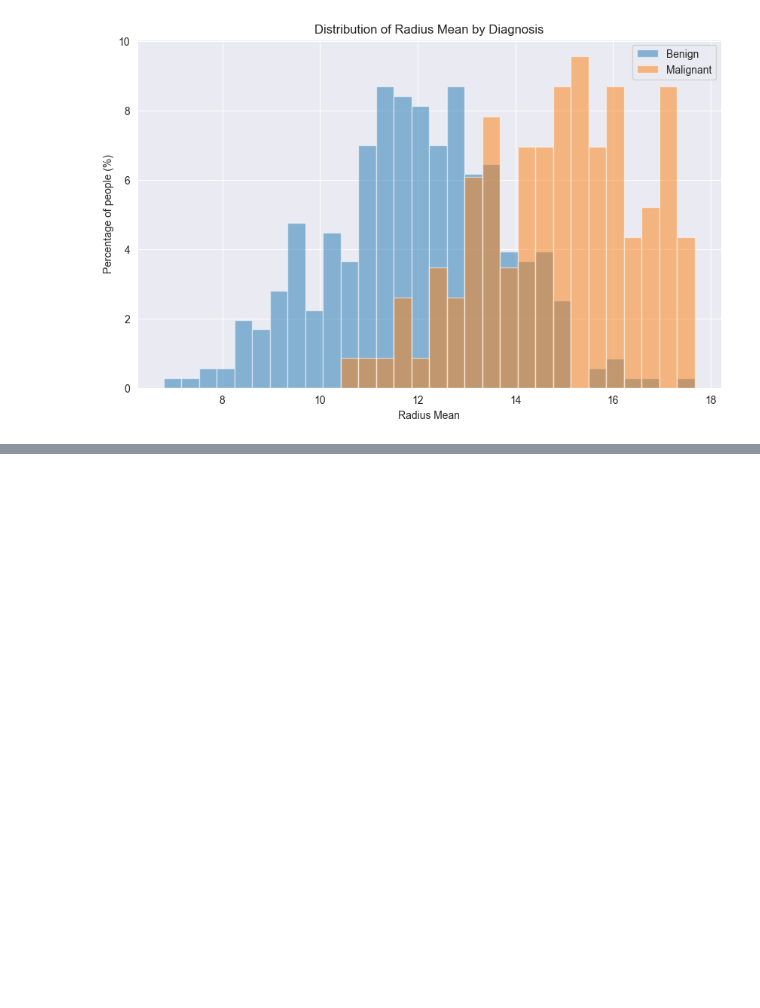
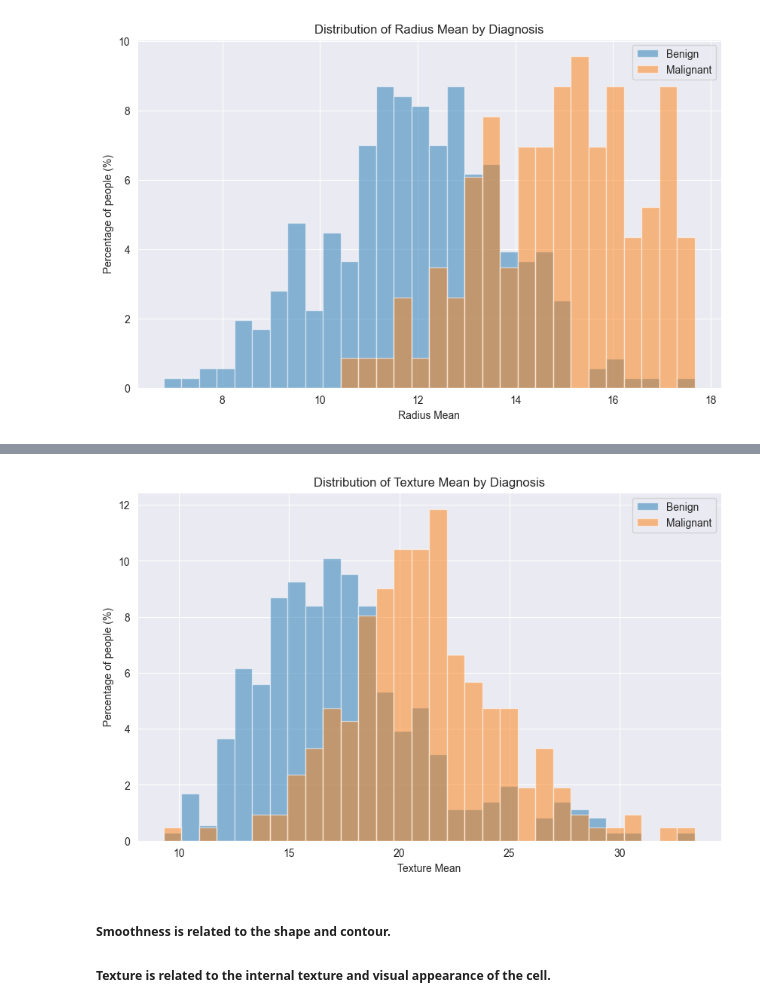
Before and after one commit to plamensve/RANDOM_FOREST_ALGORITHM, a Jupyter notebook: random_forest_algorithm.ipynb, the cells around one changed output, grey strips where cells are left out. Drawn from its saved outputs; the diff is of its cells as text; code cells hidden in the pictures; blank space fills up the shorter version.

Commit message:
ADD: Texture mean diagram

```diff
--- a/random_forest_algorithm.ipynb
+++ b/random_forest_algorithm.ipynb
@@ -232,0 +235,3 @@ plt.show()
+# %%
+df = data[['diagnosis', 'texture_mean']]
+df
@@ -232,0 +252,28 @@ plt.show()
+# %%
+benign = df[df['diagnosis'] == 'B']['texture_mean']
+malignant = df[df['diagnosis'] == 'M']['texture_mean']
+
+plt.figure(figsize=(10, 6))
+
+counts_benign, bins = np.histogram(benign, bins=30)
+counts_malignant, _ = np.histogram(malignant, bins=bins)
+
+counts_benign_percent = counts_benign / counts_benign.sum() * 100
+counts_malignant_percent = counts_malignant / counts_malignant.sum() * 100
+
+bin_width = bins[1] - bins[0]
+
+plt.bar(bins[:-1], counts_benign_percent, width=bin_width, alpha=0.5, label='Benign')
+plt.bar(bins[:-1], counts_malignant_percent, width=bin_width, alpha=0.5, label='Malignant')
+
+plt.title('Distribution of Texture Mean by Diagnosis')
+plt.xlabel('Texture Mean')
+plt.ylabel('Percentage of people (%)')
+
+plt.legend()
+plt.show()
+# %% [output]
+[figure, added]
+# %% [markdown]
+##### Smoothness is related to the shape and contour.
+##### Texture is related to the internal texture and visual appearance of the cell.
```
Also changed, not shown: parts of 3 cells of this notebook.
